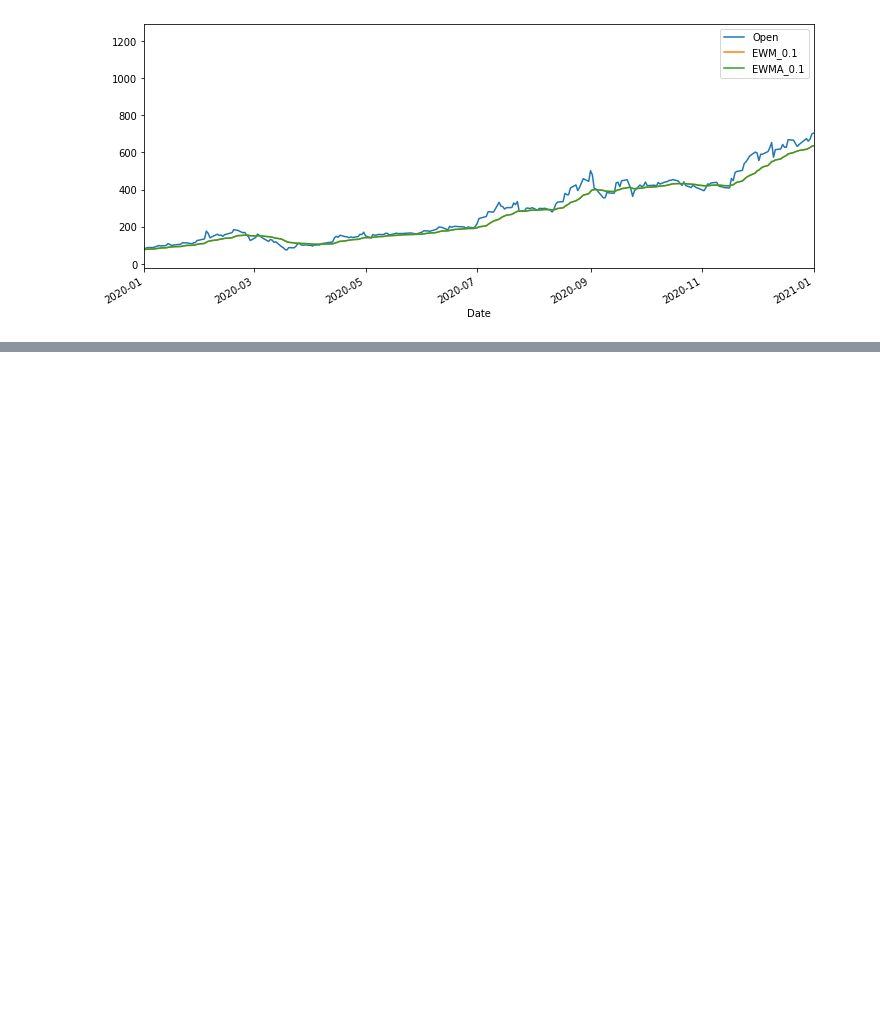
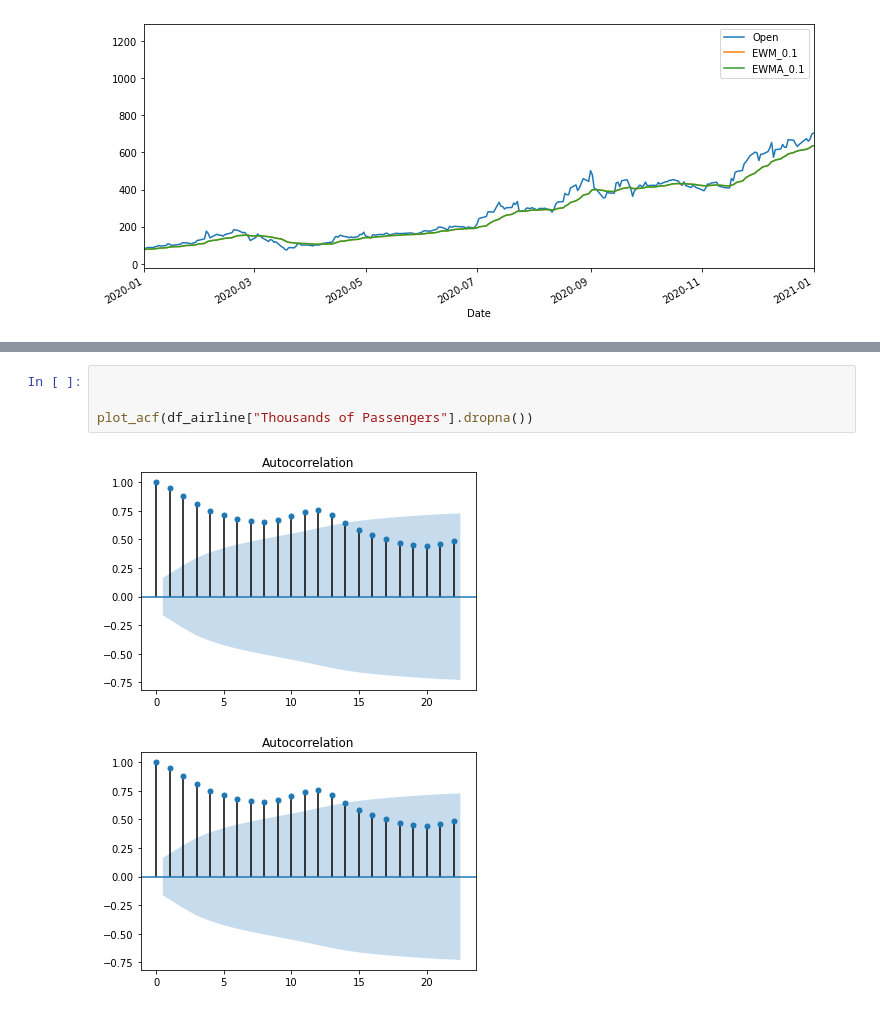
Before and after one commit to Karan51193/Time_Series, a Jupyter notebook: Time_Series_EDA_Tutorial.ipynb, the cells around one changed output, grey strips where cells are left out. Cells and saved outputs as stored; diff of their text form; blank space fills up the shorter version.

```diff
--- a/Time_Series_EDA_Tutorial.ipynb
+++ b/Time_Series_EDA_Tutorial.ipynb
@@ -439,0 +617,7 @@ df_tesla[["Open","EWM_0.1","EWMA_0.1"]].plot(xlim=['2020-01-01','2021-01-01'],fi
+# %%
+
+
+plot_acf(df_airline["Thousands of Passengers"].dropna())
+# %% [output]
+[figure, added]
+[figure, added]
```
Also changed, not shown: parts of 72 cells of this notebook.
